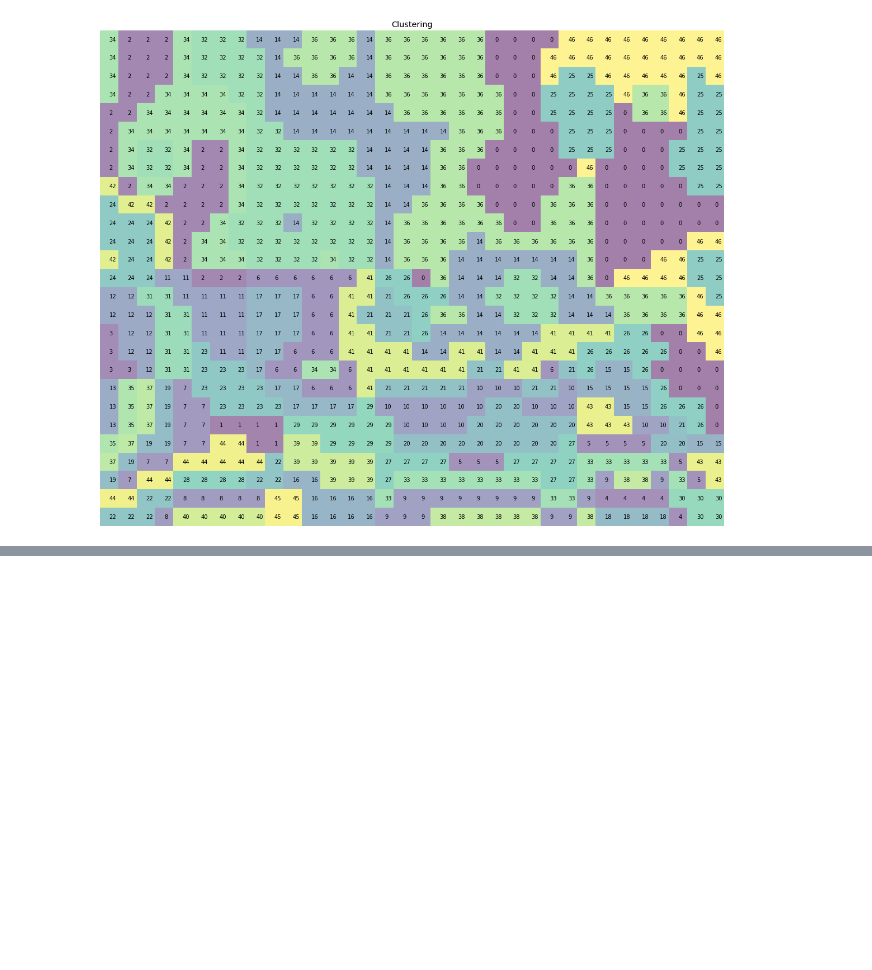
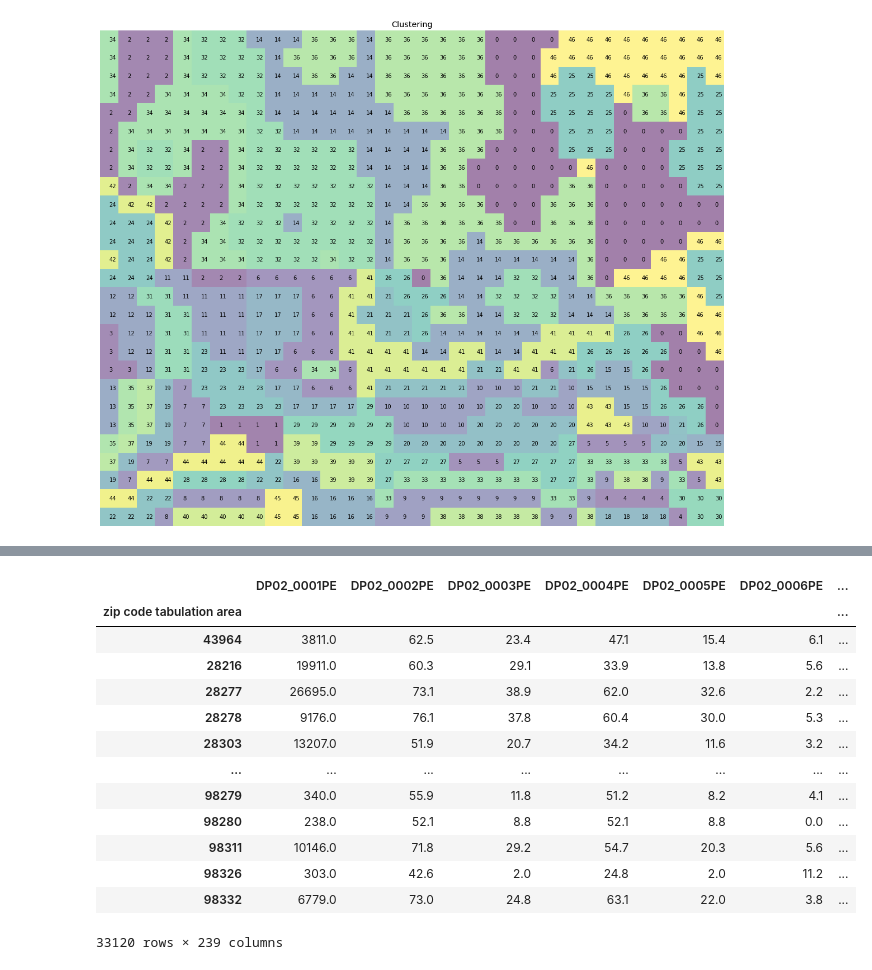
Before and after one commit to Vishwajit-hegde/Target-Internship-US-Demograhics-Analysis, a Jupyter notebook: Self Organising Maps.ipynb, the cells around one changed output, grey strips where cells are left out. Cells and saved outputs as stored; diff of their text form; code cells hidden in the pictures; blank space fills up the shorter version.

```diff
--- a/Self Organising Maps.ipynb
+++ b/Self Organising Maps.ipynb
@@ -64,0 +79,31 @@ Performing K-means SSE elbow sweep...
+# %%
+from tqdm import tqdm
+from scipy import spatial
+tree = spatial.KDTree(sm.codebook.matrix)
+def find_cluster(zipcode):
+    node_index = tree.query(df[df.index==zipcode].values.reshape(238,))[1]
+    cluster_label = labels[node_index]
+    return cluster_label
+# %%
+cluster_labels = []
+for zipcode in tqdm(df.index):
+    cluster_labels.append(find_cluster(zipcode))
+# %%
+df['cluster_labels'] = cluster_labels
+# %%
+df
+# %% [output]
+|  | DP02_0001PE | DP02_0002PE | DP02_0003PE | DP02_0004PE | DP02_0005PE | DP02_0006PE | ... |
+| zip code tabulation area |  |  |  |  |  |  | ... |
+| 43964 | 3811.0 | 62.5 | 23.4 | 47.1 | 15.4 | 6.1 | ... |
+| 28216 | 19911.0 | 60.3 | 29.1 | 33.9 | 13.8 | 5.6 | ... |
+| 28277 | 26695.0 | 73.1 | 38.9 | 62.0 | 32.6 | 2.2 | ... |
+| 28278 | 9176.0 | 76.1 | 37.8 | 60.4 | 30.0 | 5.3 | ... |
+| 28303 | 13207.0 | 51.9 | 20.7 | 34.2 | 11.6 | 3.2 | ... |
+| ... | ... | ... | ... | ... | ... | ... | ... |
+| 98279 | 340.0 | 55.9 | 11.8 | 51.2 | 8.2 | 4.1 | ... |
+| 98280 | 238.0 | 52.1 | 8.8 | 52.1 | 8.8 | 0.0 | ... |
+| 98311 | 10146.0 | 71.8 | 29.2 | 54.7 | 20.3 | 5.6 | ... |
+| 98326 | 303.0 | 42.6 | 2.0 | 24.8 | 2.0 | 11.2 | ... |
+| 98332 | 6779.0 | 73.0 | 24.8 | 63.1 | 22.0 | 3.8 | ... |
+33120 rows × 239 columns
```
Also changed, not shown: parts of 2 cells of this notebook.
